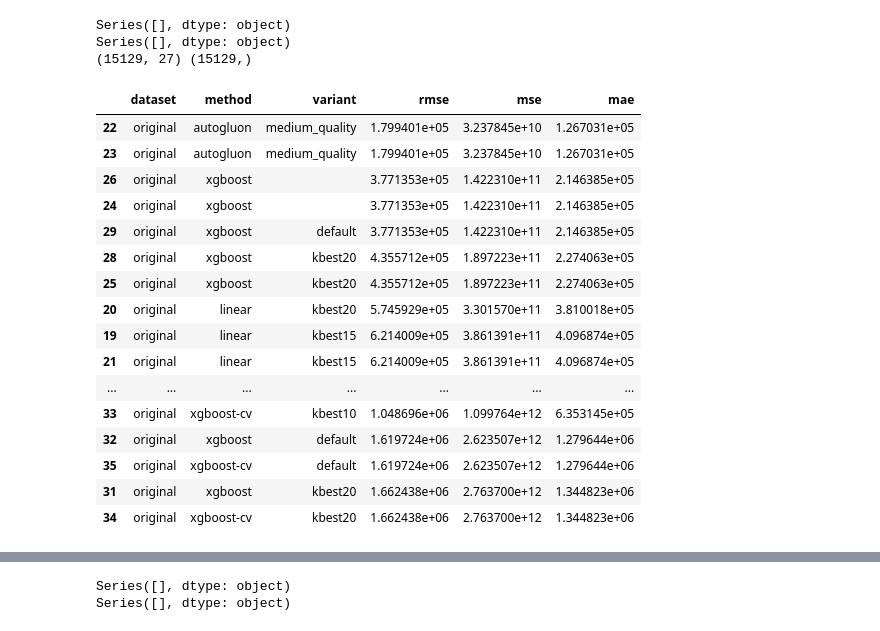
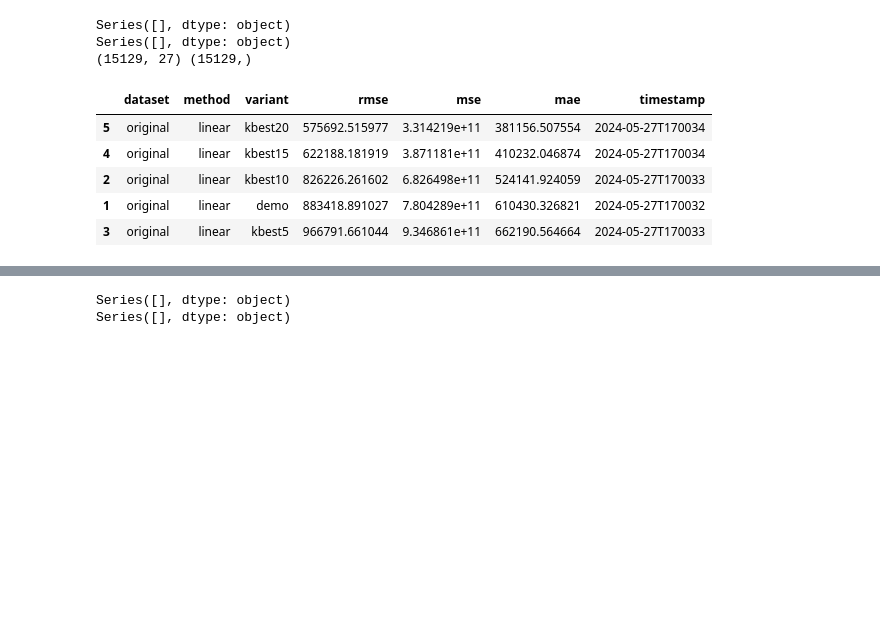
Before and after one commit to gmatheu/intive-interstellar-sales-showdown, a Jupyter notebook: interstellarchallenge-regression.ipynb, the cells around one changed output, grey strips where cells are left out. Cells and saved outputs as stored; diff of their text form; code cells hidden in the pictures; blank space fills up the shorter version.

```diff
--- a/interstellarchallenge-regression.ipynb
+++ b/interstellarchallenge-regression.ipynb
@@ -34,4 +196,4 @@ train_csv
 # %%
-results = pd.DataFrame(columns=['dataset', 'method', 'variant', 'rmse', 'mse', 'mae'])
+results = pd.DataFrame(columns=["dataset", "method", "variant", "rmse", "mse", "mae", "timestamp"])
 results
 # %% [output]
@@ -429,24 +606,16 @@ model = LogisticRegression(solver='liblinear')
 # scores = cross_val_score(model, X, y, scoring='accuracy', cv=cv, n_jobs=-1)
 
 # print('Accuracy: %.3f (%.3f)' % (mean(scores), std(scores)))
+# %%
+def show_results():
+    return results.sort_values(by="rmse")
 # %%
-results.sort_values(by='rmse')
+show_results()
 # %% [output]
-|  | dataset | method | variant | rmse | mse | mae |
-| 22 | original | autogluon | medium_quality | 1.799401e+05 | 3.237845e+10 | 1.267031e+05 |
-| 23 | original | autogluon | medium_quality | 1.799401e+05 | 3.237845e+10 | 1.267031e+05 |
-| 26 | original | xgboost |  | 3.771353e+05 | 1.422310e+11 | 2.146385e+05 |
-| 24 | original | xgboost |  | 3.771353e+05 | 1.422310e+11 | 2.146385e+05 |
-| 29 | original | xgboost | default | 3.771353e+05 | 1.422310e+11 | 2.146385e+05 |
-| 28 | original | xgboost | kbest20 | 4.355712e+05 | 1.897223e+11 | 2.274063e+05 |
-| 25 | original | xgboost | kbest20 | 4.355712e+05 | 1.897223e+11 | 2.274063e+05 |
-| 20 | original | linear | kbest20 | 5.745929e+05 | 3.301570e+11 | 3.810018e+05 |
-| 19 | original | linear | kbest15 | 6.214009e+05 | 3.861391e+11 | 4.096874e+05 |
-| 21 | original | linear | kbest15 | 6.214009e+05 | 3.861391e+11 | 4.096874e+05 |
-| ... | ... | ... | ... | ... | ... | ... |
-| 33 | original | xgboost-cv | kbest10 | 1.048696e+06 | 1.099764e+12 | 6.353145e+05 |
-| 32 | original | xgboost | default | 1.619724e+06 | 2.623507e+12 | 1.279644e+06 |
-| 35 | original | xgboost-cv | default | 1.619724e+06 | 2.623507e+12 | 1.279644e+06 |
-| 31 | original | xgboost | kbest20 | 1.662438e+06 | 2.763700e+12 | 1.344823e+06 |
-| 34 | original | xgboost-cv | kbest20 | 1.662438e+06 | 2.763700e+12 | 1.344823e+06 |
+|  | dataset | method | variant | rmse | mse | mae | timestamp |
+| 5 | original | linear | kbest20 | 575692.515977 | 3.314219e+11 | 381156.507554 | 2024-05-27T170034 |
+| 4 | original | linear | kbest15 | 622188.181919 | 3.871181e+11 | 410232.046874 | 2024-05-27T170034 |
+| 2 | original | linear | kbest10 | 826226.261602 | 6.826498e+11 | 524141.924059 | 2024-05-27T170033 |
+| 1 | original | linear | demo | 883418.891027 | 7.804289e+11 | 610430.326821 | 2024-05-27T170032 |
+| 3 | original | linear | kbest5 | 966791.661044 | 9.346861e+11 | 662190.564664 | 2024-05-27T170033 |
 # %%
```
Also changed, not shown: parts of 98 cells of this notebook, 3 other files.
